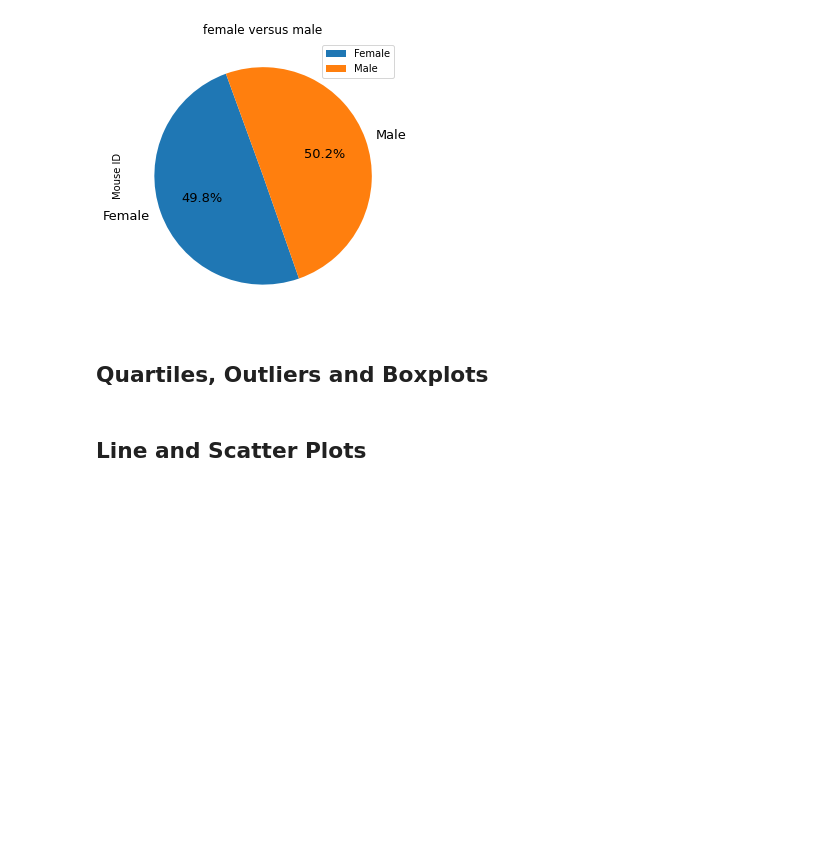
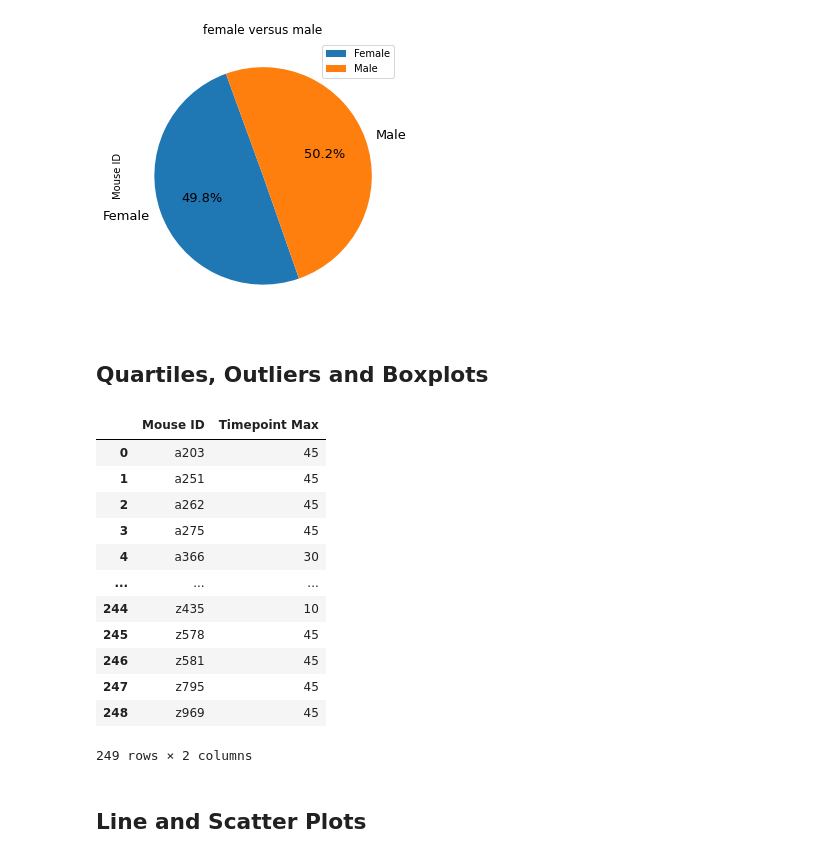
Before and after one commit to edo2021/MatplotlibChallenge, a Jupyter notebook: Pymaceuticals/pymaceuticals.ipynb, the cells around one changed output. Saved outputs shown, nothing was run; the diff lists cells and outputs as text; code cells hidden in the pictures; blank space fills up the shorter version.

Commit message:
merged

```diff
--- a/Pymaceuticals/pymaceuticals.ipynb
+++ b/Pymaceuticals/pymaceuticals.ipynb
@@ -253,8 +253,24 @@ plt.show()
 # %%
 # Calculate the final tumor volume of each mouse across four of the treatment regimens:
 # Capomulin, Ramicane, Infubinol, and Ceftamin
 
 # Start by getting the last (greatest) timepoint for each mouse
 
-
-# Merge this group df with the original dataframe to get the tumor volume at the last timepoint
+grouped_df = study_results.groupby("Mouse ID")
+max_timepoint = grouped_df['Timepoint'].max().reset_index()
+max_timepoint_df = max_timepoint.rename(columns={"Timepoint":"Timepoint Max"})
+max_timepoint_df
+# %% [output]
+|  | Mouse ID | Timepoint Max |
+| 0 | a203 | 45 |
+| 1 | a251 | 45 |
+| 2 | a262 | 45 |
+| 3 | a275 | 45 |
+| 4 | a366 | 30 |
+| ... | ... | ... |
+| 244 | z435 | 10 |
+| 245 | z578 | 45 |
+| 246 | z581 | 45 |
+| 247 | z795 | 45 |
+| 248 | z969 | 45 |
+249 rows × 2 columns
```
Also changed, not shown: parts of 1 cell of this notebook.
